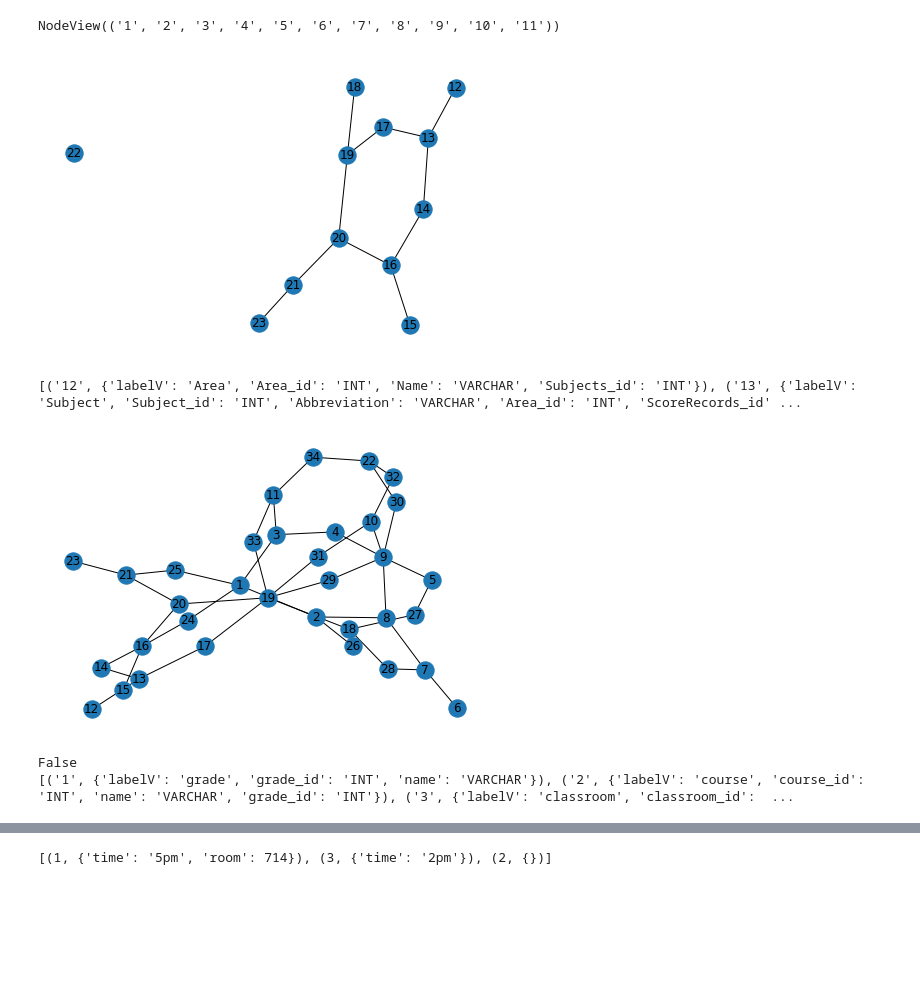
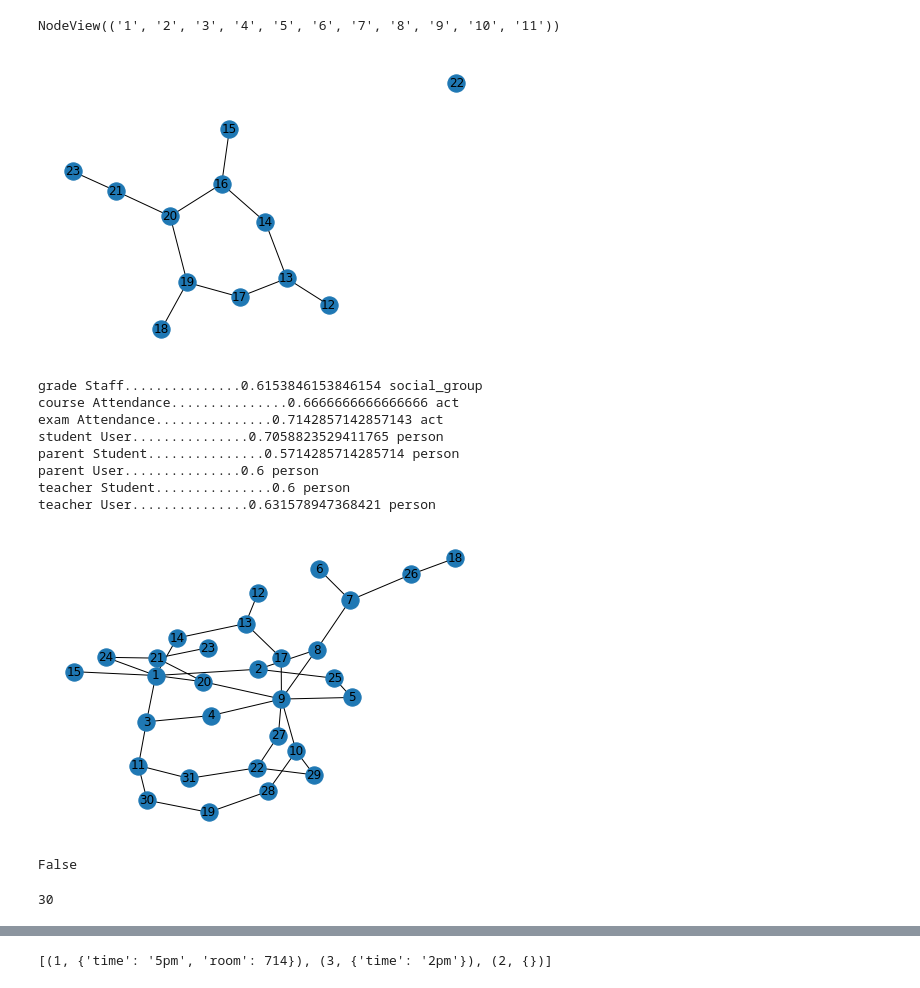
Before and after one commit to singh-priyank/KG, a Jupyter notebook: Untitled.ipynb, the cells around one changed output, grey strips where cells are left out. Saved outputs shown, nothing was run; the diff lists cells and outputs as text; code cells hidden in the pictures; blank space fills up the shorter version.

```diff
--- a/Untitled.ipynb
+++ b/Untitled.ipynb
@@ -41,10 +41,9 @@ nx.draw(G2,with_labels=True)
 plt.show()
 for node in G2.nodes(data=True):
     node2.append(node)
-print(node2)
+#print(node2)
 # %% [output]
-[figure, old version]
+[figure, new version]
-[('12', {'labelV': 'Area', 'Area_id': 'INT', 'Name': 'VARCHAR', 'Subjects_id': 'INT'}), ('13', {'labelV': 'Subject', 'Subject_id': 'INT', 'Abbreviation': 'VARCHAR', 'Area_id': 'INT', 'ScoreRecords_id' ...
 # %%
 # G3 = nx.Graph()
 
@@ -83,50 +82,74 @@ def join_graphs(graph1, graph2):
     g2 = [node for node in graph2.nodes(data=True)]
 
     for s in g1:
-        cb = wordnet.synsets(s[1]['labelV'])
+        if 'labelV' in s[1]:
+            cb = wordnet.synsets(s[1]['labelV'])
+        else:
+            continue
         if len(cb)==0:
             continue
         cb = cb[0]
 
         for e in g2:
-            ib = wordnet.synsets(e[1]['labelV'])
+            if 'labelV' in e[1]:
+                ib = wordnet.synsets(e[1]['labelV'])
+            else:
+                continue
             if len(ib)==0:
                 continue
             ib = ib[0]
-
+            if s[1]['labelV'].lower() == e[1]['labelV'].lower():
+                for i in e[1]:
+                    if i not in s[1]:
+                        s[1][i] = e[1][i]
+                edg = list(G.edges(e[0]))
+                for i in range(len(edg)):
+                    #print([s[0],edg[i][1],{'labelE': 'has'}])
+                    G.add_edges_from([(s[0],edg[i][1],{'labelE': 'has'})])
+                G.remove_node(e[0])
+                continue
             # Condition if similarity is more than 50%
             if ib.wup_similarity(cb)>=0.5:
 
                 # Lowest hypernym will be bridge node
                 bridgess = cb.lowest_common_hypernyms(ib)
                 lemma = bridgess[0].lemmas()
 
                 # If that node is already there add only new edge, else add vertex and edges
 
                 if G.has_node(lemma[0].name()):
                     G.add_edge(e[0],lemma[0].name())
                 else:
-                    G.add_nodes_from([(l,{"labelB":lemma[0].name()}),])
-                    G.add_edge(s[0],l)
-                    G.add_edge(e[0],l)
+                    G.add_nodes_from([(str(l),{"labelB":lemma[0].name()}),])
+                    G.add_edges_from([(s[0],str(l),{'labelE': 'has'})])
+                    G.add_edges_from([(e[0],str(l),{'labelE': 'has'})])
                     l+=1
 
-                # print(s[1]['labelV'],e[1]['labelV'],tt,s[0],e[0])
-                # print(ib.wup_similarity(cb))
+                print(s[1]['labelV'],e[1]['labelV'],end="...............")
+                print(ib.wup_similarity(cb), lemma[0].name())
 
     return G
 
 if __name__=="__main__":
     #predict_edge(G2)
     #predict_edge(G1)
     # Merging both the graphs
     F = nx.compose(G2,G1)
     G = join_graphs(G1,G2)
     nx.draw(G,with_labels=True)
     plt.show()
     print(G.has_node('writing'))
-    print(G.nodes(data=True))
+    #print(G.nodes(data=True))
+len(G.nodes())
 # %% [output]
+grade Staff...............0.6153846153846154 social_group
+course Attendance...............0.6666666666666666 act
+exam Attendance...............0.7142857142857143 act
+student User...............0.7058823529411765 person
+parent Student...............0.5714285714285714 person
+parent User...............0.6 person
+teacher Student...............0.6 person
+teacher User...............0.631578947368421 person
-[figure, old version]
+[figure, new version]
-False
-[('1', {'labelV': 'grade', 'grade_id': 'INT', 'name': 'VARCHAR'}), ('2', {'labelV': 'course', 'course_id': 'INT', 'name': 'VARCHAR', 'grade_id': 'INT'}), ('3', {'labelV': 'classroom', 'classroom_id':  ...
+False
+30
```
Also changed, not shown: parts of 6 cells of this notebook.
